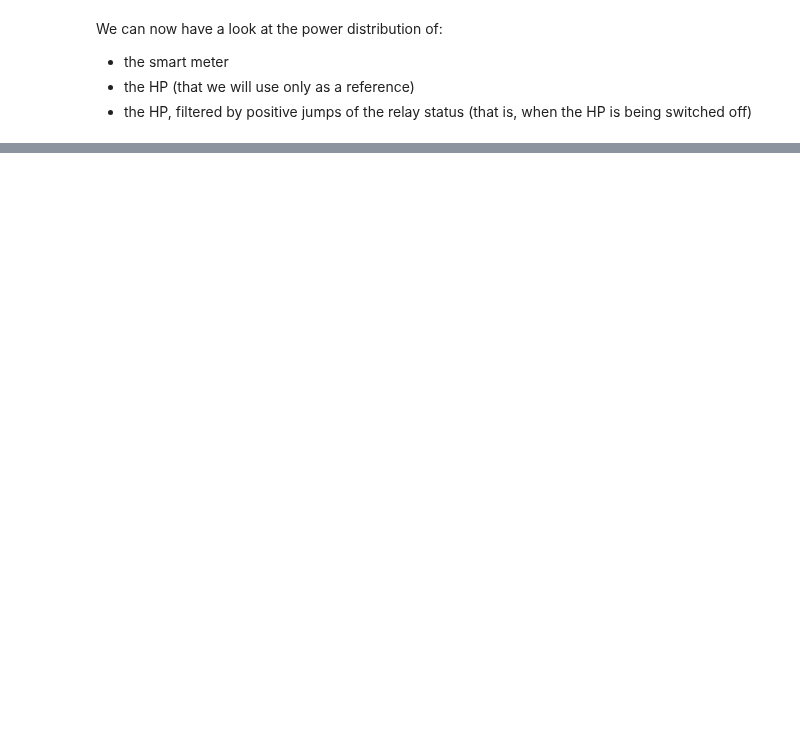
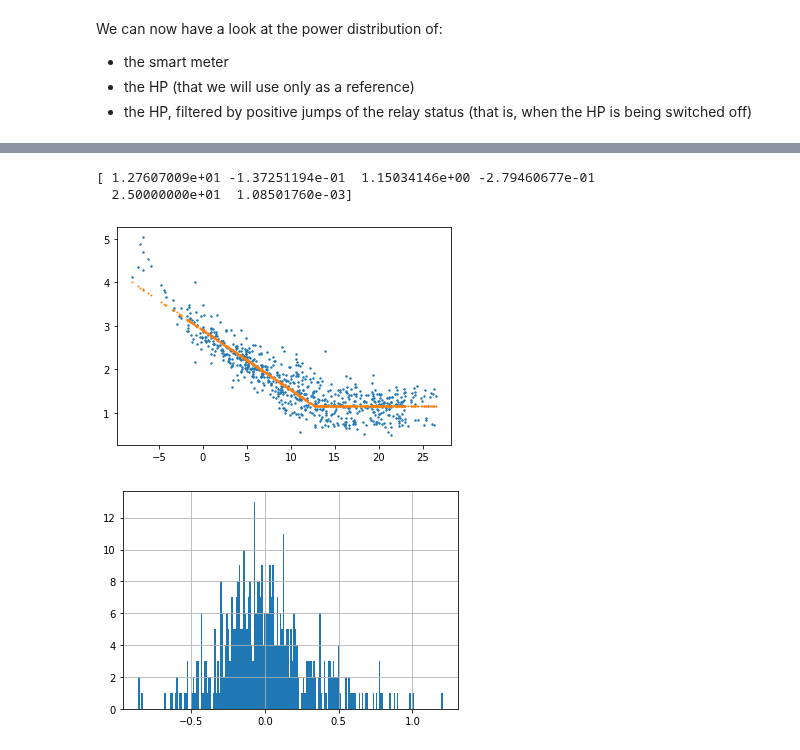
Before and after one commit to nepslor/teaching, a Jupyter notebook: TimeSeriesForecasting/decision_under_uncertainty.ipynb, the cells around one changed output, grey strips where cells are left out. Cells and saved outputs as stored; diff of their text form; code cells hidden in the pictures; blank space fills up the shorter version.

```diff
--- a/TimeSeriesForecasting/decision_under_uncertainty.ipynb
+++ b/TimeSeriesForecasting/decision_under_uncertainty.ipynb
@@ -96,0 +124,32 @@ data['main_p'].loc[np.roll(data[['relay']].diff().values==1, 1)].loc[filt].\
+# %%
+
+# fit an energy signature
+from scipy import optimize
+
+def fun(k, T, y):
+    return np.piecewise(T, [T < k[0],T > k[4]], [lambda T:k[1]*T + k[2]-k[1]*k[0], lambda T:k[5]*T + k[2]-k[5]*k[0], lambda T: k[2]]) - y
+x0 = np.array([15, -1, 5, 0, 25, 1])
+
+T = data['T'].resample('1d').mean()
+p = data['main_p'].resample('1d').mean()
+min_bounds = np.array([10, -100, 0, -10, 20,0])
+max_bounds = np.array([20, 0, np.inf, 10, 30, np.inf])
+res_robust = optimize.least_squares(fun, x0, args=(T.values, p.values), loss='huber', bounds=(min_bounds, max_bounds))
+print(res_robust.x)
+
+# find errors when the HP is active
+plt.scatter(T, p, s=2)
+plt.scatter(T, fun(res_robust.x, T.values, p.values)+p, s=1)
+plt.show()
+
+residuals = p-(fun(res_robust.x, T.values, p.values)+p)
+residuals_hp_on = residuals.loc[T<res_robust.x[0]]
+residuals_hp_on.hist(bins=n_bins)
+plt.show()
+
+es_pdf = residuals_hp_on
+# %% [output]
+[ 1.27607009e+01 -1.37251194e-01  1.15034146e+00 -2.79460677e-01
+  2.50000000e+01  1.08501760e-03]
+[figure, added]
+[figure, added]
```
Also changed, not shown: parts of 8 cells of this notebook.
